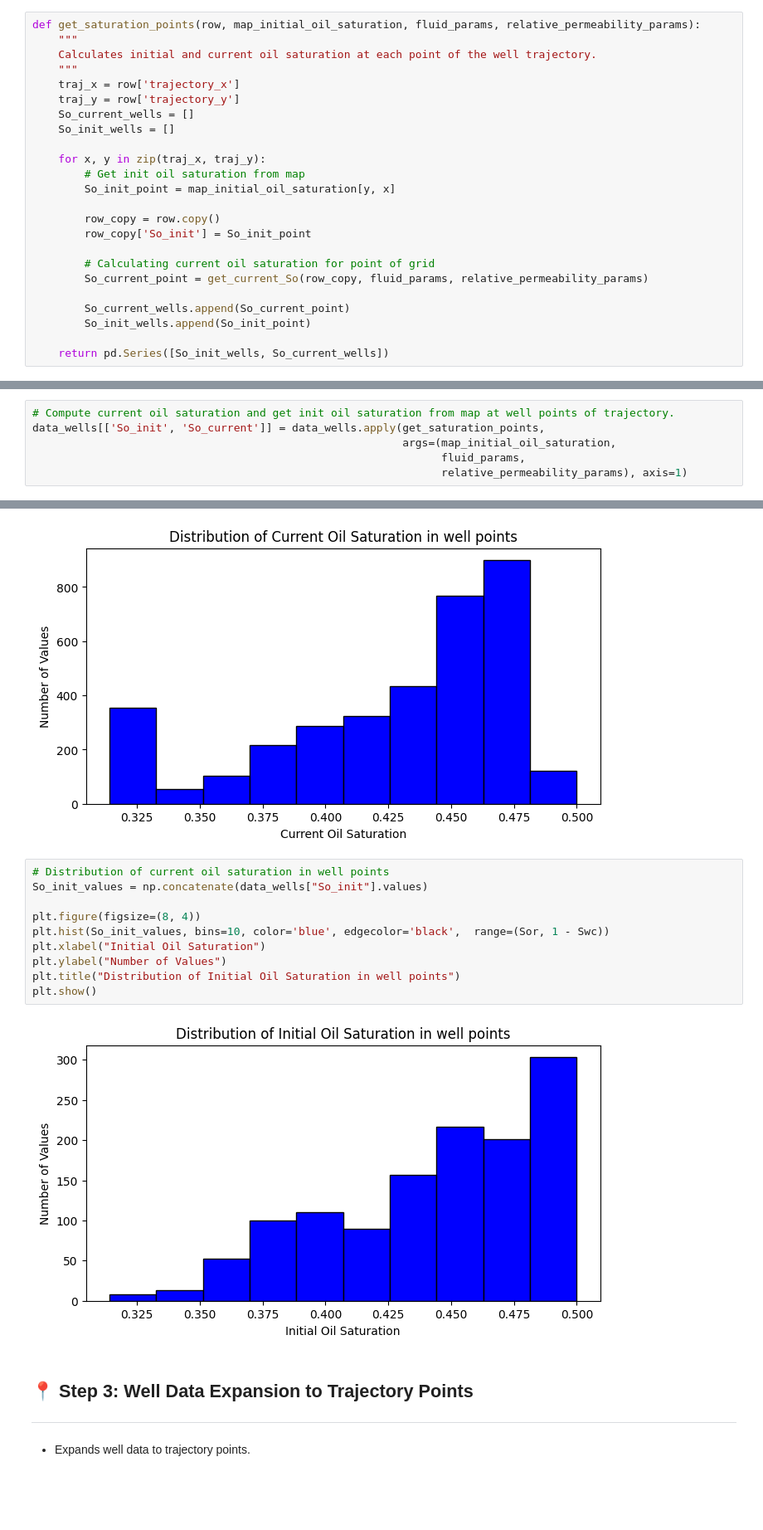
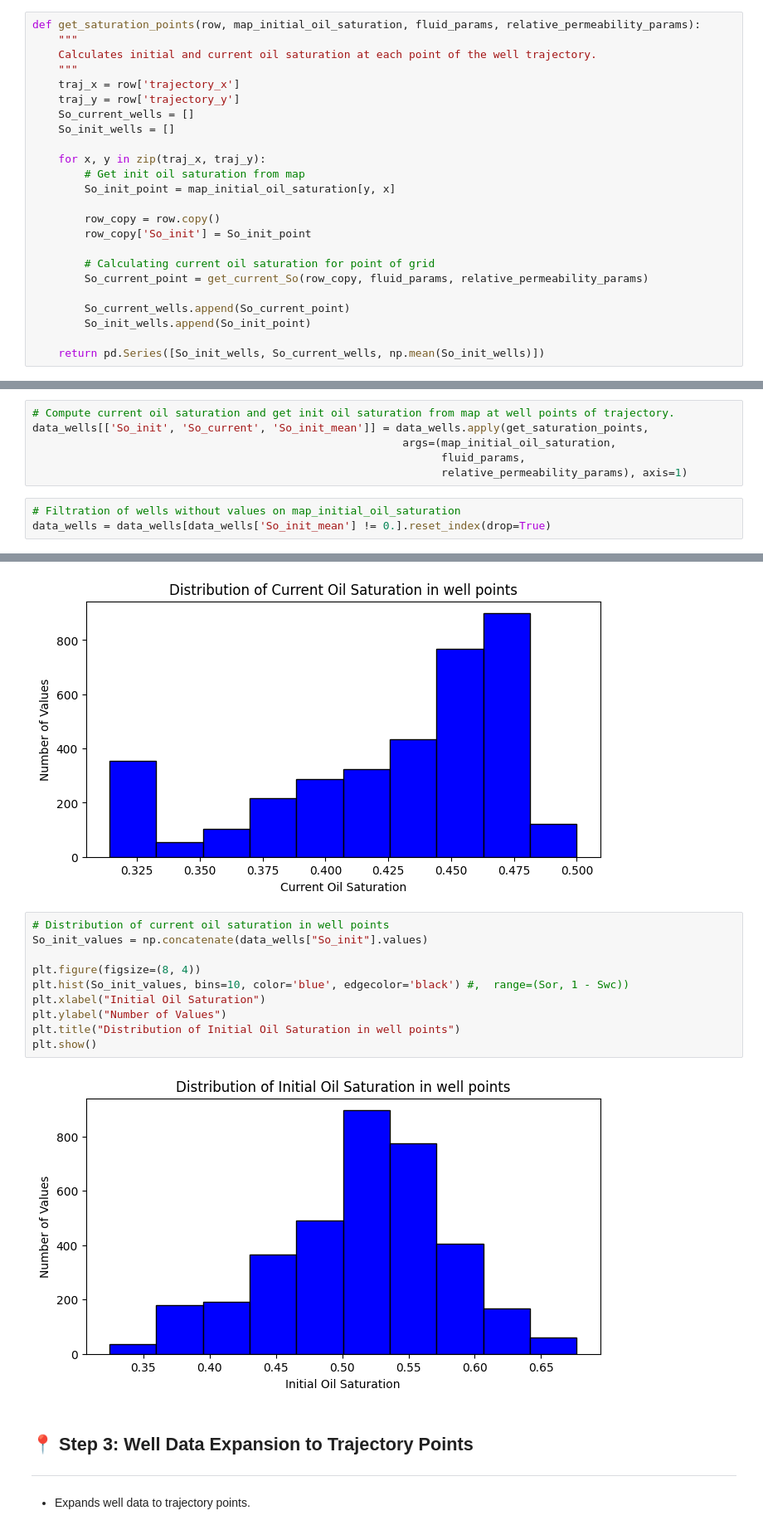
Before and after one commit to Alina-Murzakova/reservoir-maps, a Jupyter notebook: examples/reservoir_state_maps.ipynb, the cells around one changed output, grey strips where cells are left out. Shown at 83% size. Cells and saved outputs as stored; diff of their text form; blank space fills up the shorter version.

```diff
--- a/examples/reservoir_state_maps.ipynb
+++ b/examples/reservoir_state_maps.ipynb
@@ -205,7 +219,7 @@ def get_saturation_points(row, map_initial_oil_saturation, fluid_params, relativ
         So_current_wells.append(So_current_point)
         So_init_wells.append(So_init_point)
 
-    return pd.Series([So_init_wells, So_current_wells])
+    return pd.Series([So_init_wells, So_current_wells, np.mean(So_init_wells)])
 # %%
 def get_current_So(row, fluid_params, relative_permeability_params):
     """
@@ -287,10 +301,13 @@ def get_k_corey(F, m, Swc, Sor, Sw, type):
             return F * ((1 - Sd) ** m)
 # %%
 # Compute current oil saturation and get init oil saturation from map at well points of trajectory.
-data_wells[['So_init', 'So_current']] = data_wells.apply(get_saturation_points,
+data_wells[['So_init', 'So_current', 'So_init_mean']] = data_wells.apply(get_saturation_points,
                                                          args=(map_initial_oil_saturation,
                                                                fluid_params,
                                                                relative_permeability_params), axis=1)
+# %%
+# Filtration of wells without values on map_initial_oil_saturation
+data_wells = data_wells[data_wells['So_init_mean'] != 0.].reset_index(drop=True)
 # %%
 # Distribution of current oil saturation in well points
 So_current_values = np.concatenate(data_wells["So_current"].values)
@@ -306,15 +323,15 @@ plt.show()
 # %%
 # Distribution of current oil saturation in well points
 So_init_values = np.concatenate(data_wells["So_init"].values)
 
 plt.figure(figsize=(8, 4))
-plt.hist(So_init_values, bins=10, color='blue', edgecolor='black',  range=(Sor, 1 - Swc))
+plt.hist(So_init_values, bins=10, color='blue', edgecolor='black') #,  range=(Sor, 1 - Swc))
 plt.xlabel("Initial Oil Saturation")
 plt.ylabel("Number of Values")
 plt.title("Distribution of Initial Oil Saturation in well points")
 plt.show()
 # %% [output]
-[figure, old version]
+[figure, new version]
 # %% [markdown]
 ## 📍 Step 3: Well Data Expansion to Trajectory Points
 ---
```
Also changed, not shown: parts of 23 cells of this notebook, 10 other files.
